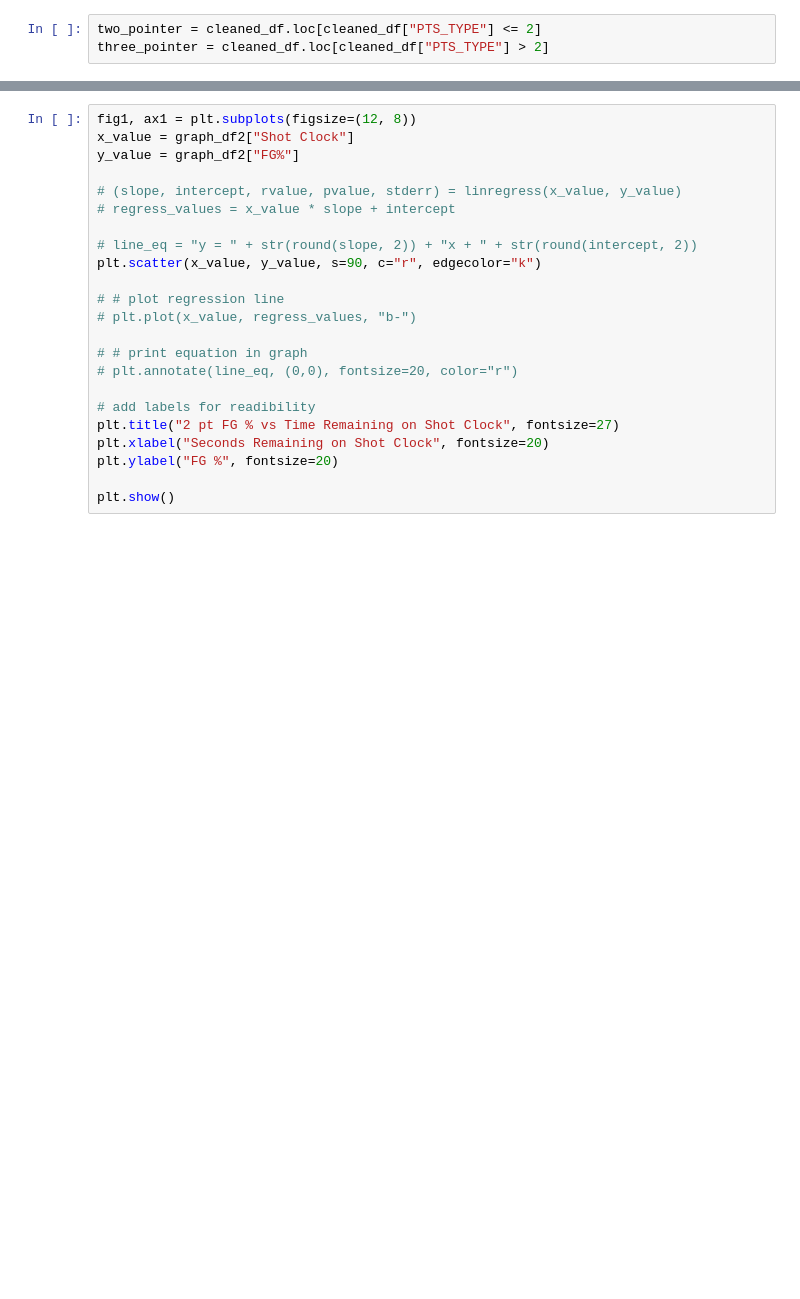
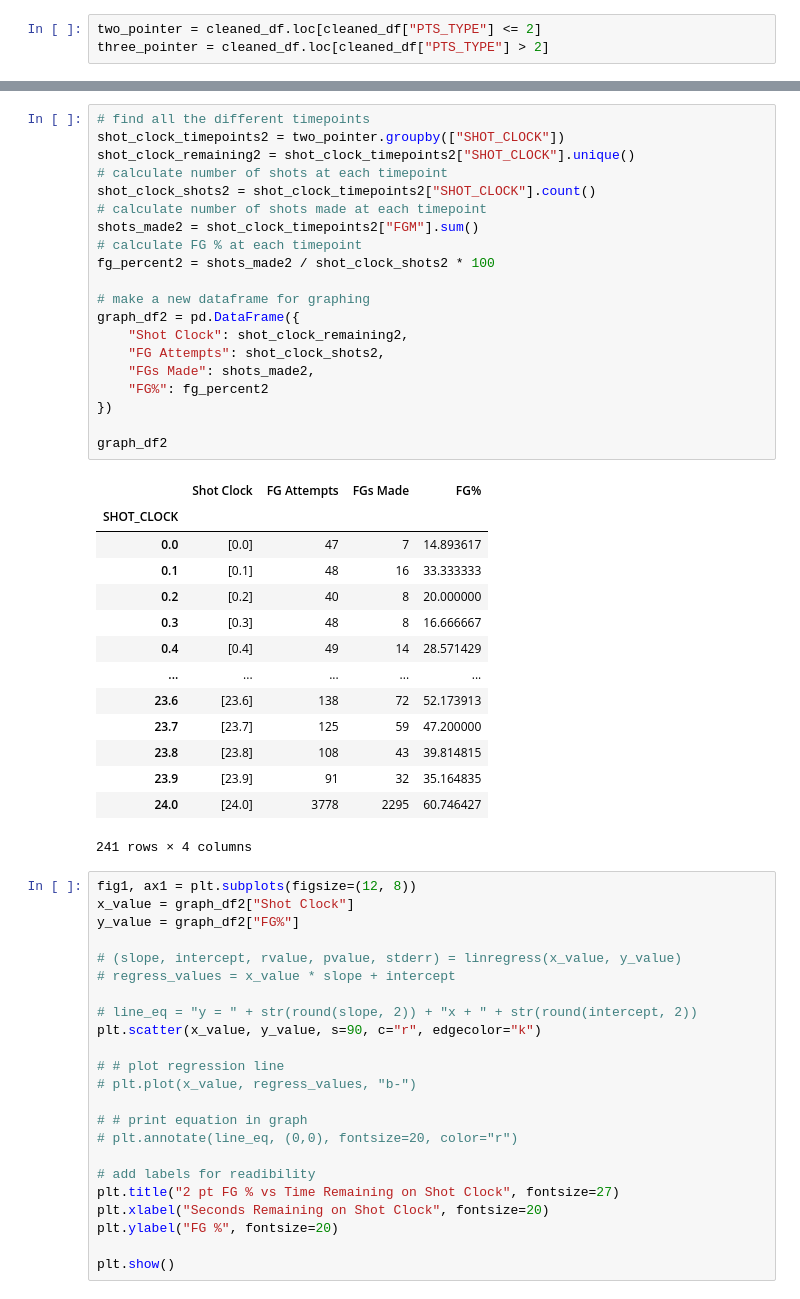
Before and after one commit to briennecole/NBA_Shot_Analysis, a Jupyter notebook: NBA_exploratory_analysis_Pete.ipynb, the cells around one changed output, grey strips where cells are left out. Saved outputs shown, nothing was run; the diff lists cells and outputs as text; blank space fills up the shorter version.

```diff
--- a/NBA_exploratory_analysis_Pete.ipynb
+++ b/NBA_exploratory_analysis_Pete.ipynb
@@ -303,3 +268,38 @@ graph_df2
+# %%
+# find all the different timepoints
+shot_clock_timepoints2 = two_pointer.groupby(["SHOT_CLOCK"])
+shot_clock_remaining2 = shot_clock_timepoints2["SHOT_CLOCK"].unique()
+# calculate number of shots at each timepoint
+shot_clock_shots2 = shot_clock_timepoints2["SHOT_CLOCK"].count()
+# calculate number of shots made at each timepoint
+shots_made2 = shot_clock_timepoints2["FGM"].sum()
+# calculate FG % at each timepoint
+fg_percent2 = shots_made2 / shot_clock_shots2 * 100
+
+# make a new dataframe for graphing
+graph_df2 = pd.DataFrame({
+    "Shot Clock": shot_clock_remaining2,
+    "FG Attempts": shot_clock_shots2,
+    "FGs Made": shots_made2,
+    "FG%": fg_percent2
+})
+
+graph_df2
+# %% [output]
+|  | Shot Clock | FG Attempts | FGs Made | FG% |
+| SHOT_CLOCK |  |  |  |  |
+| 0.0 | [0.0] | 47 | 7 | 14.893617 |
+| 0.1 | [0.1] | 48 | 16 | 33.333333 |
+| 0.2 | [0.2] | 40 | 8 | 20.000000 |
+| 0.3 | [0.3] | 48 | 8 | 16.666667 |
+| 0.4 | [0.4] | 49 | 14 | 28.571429 |
+| ... | ... | ... | ... | ... |
+| 23.6 | [23.6] | 138 | 72 | 52.173913 |
+| 23.7 | [23.7] | 125 | 59 | 47.200000 |
+| 23.8 | [23.8] | 108 | 43 | 39.814815 |
+| 23.9 | [23.9] | 91 | 32 | 35.164835 |
+| 24.0 | [24.0] | 3778 | 2295 | 60.746427 |
+241 rows × 4 columns
 # %%
 fig1, ax1 = plt.subplots(figsize=(12, 8))
 x_value = graph_df2["Shot Clock"]
```
Also changed, not shown: parts of 12 cells of this notebook.
